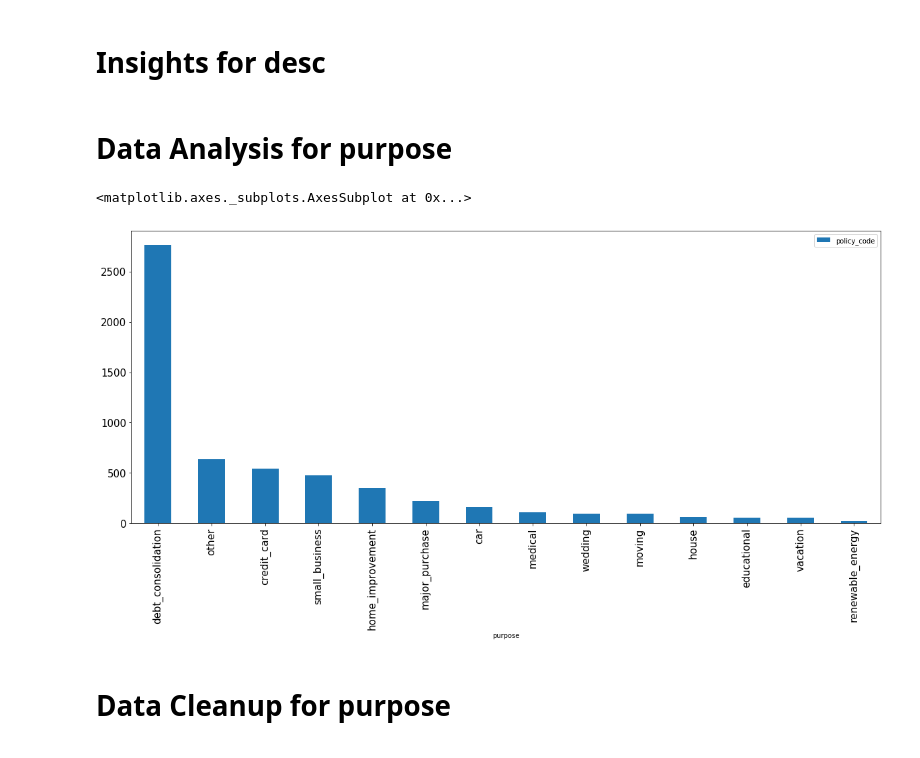
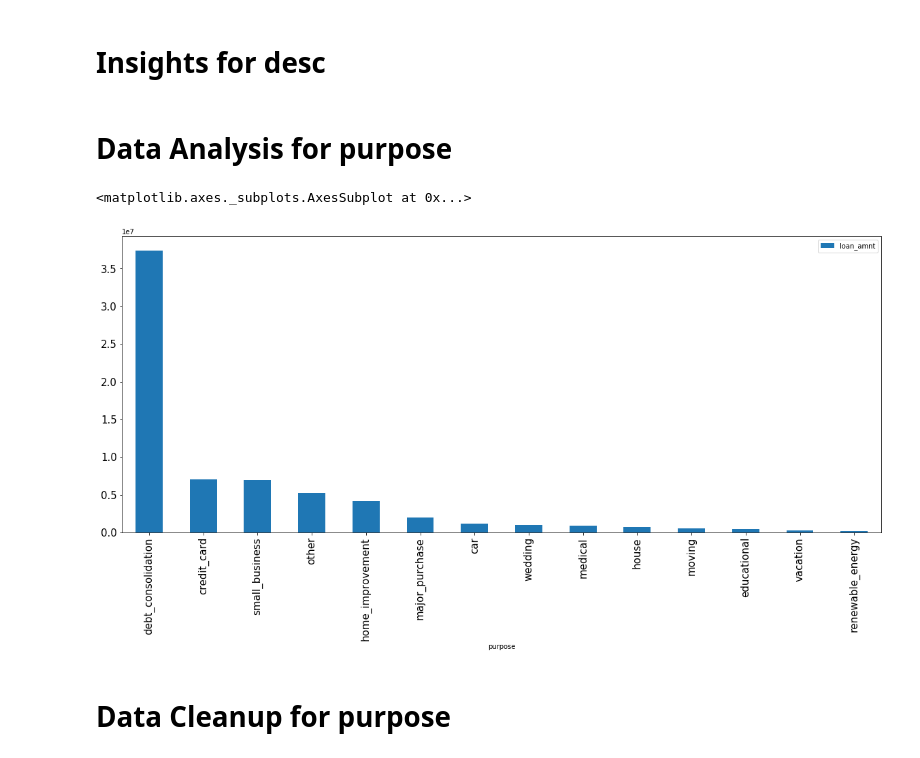
Before and after one commit to amirivija/EDA, a Jupyter notebook: group_assignment.ipynb, the cells around one changed output. Cells and saved outputs as stored; diff of their text form; code cells hidden in the pictures.

```diff
--- a/group_assignment.ipynb
+++ b/group_assignment.ipynb
@@ -509,12 +522,12 @@ lending_club_master.pivot_table(values='loan_amnt', index='loan_status', aggfunc
 # %% [markdown]
 # Insights for desc
 # %% [markdown]
-# Data Analysis for purpose
+ # Data Analysis for purpose
 # %%
-lending_club_ChargedOff.pivot_table(values='policy_code', index='purpose', aggfunc='count').sort_values(by='policy_code', ascending=False).plot(kind='bar', stacked=True, figsize=(20, 8), fontsize=15)
+lending_club_ChargedOff.pivot_table(values='loan_amnt', index='purpose', aggfunc='sum').sort_values(by='loan_amnt', ascending=False).plot(kind='bar', stacked=True, figsize=(20, 8), fontsize=15)
 # %% [output]
 <matplotlib.axes._subplots.AxesSubplot at 0x...>
-[figure, old version]
+[figure, new version]
 # %% [markdown]
 # Data Cleanup for purpose
 # %% [markdown]
```
Also changed, not shown: parts of 35 cells of this notebook.
